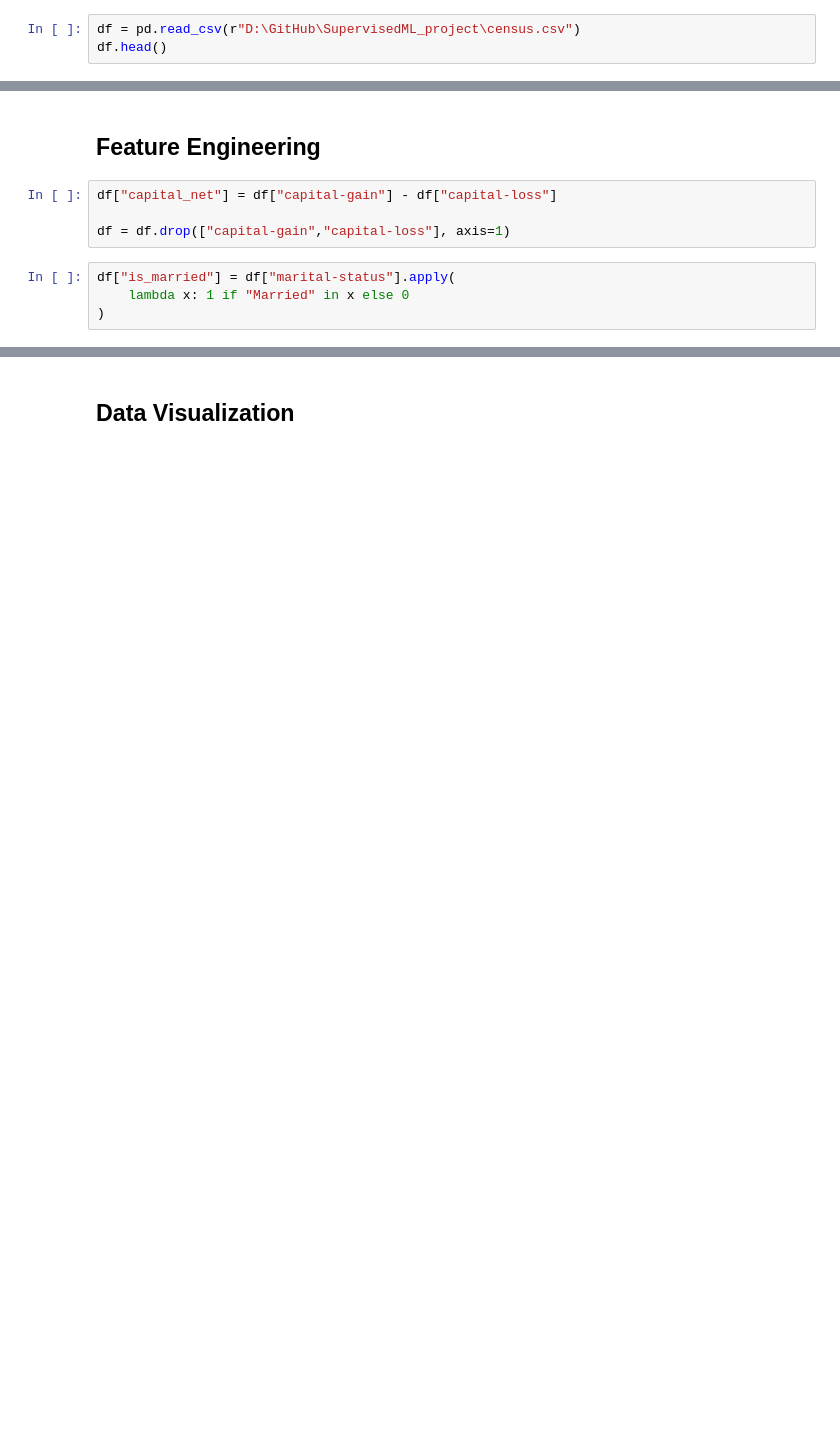
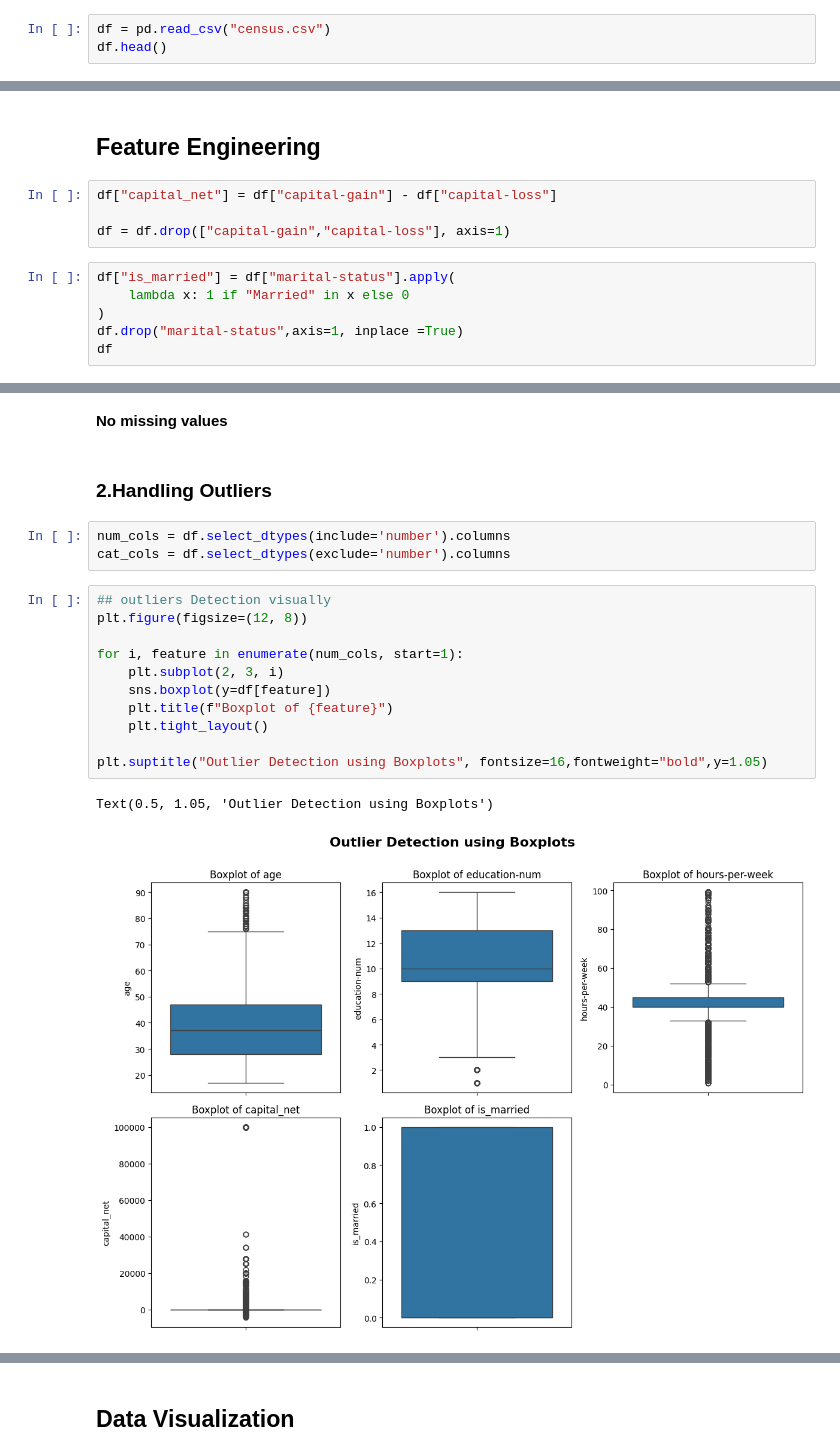
Before and after one commit to mohamedalaa-505/SupervisedML_project, a Jupyter notebook: ml_pipeline.ipynb, the cells around one changed output, grey strips where cells are left out. Cells and saved outputs as stored; diff of their text form; blank space fills up the shorter version.

Commit message:
Trained,Tuned & selected important features

```diff
--- a/ml_pipeline.ipynb
+++ b/ml_pipeline.ipynb
@@ -6,5 +10,5 @@ import  seaborn as sns
 # %%
-df = pd.read_csv(r"D:\GitHub\SupervisedML_project\census.csv")
+df = pd.read_csv("census.csv")
 df.head()
 # %% [output]
 |  | age | workclass | education_level | education-num | marital-status | occupation | relationship | race | ... |
@@ -81,3 +112,5 @@ df = df.drop(["capital-gain","capital-loss"], axis=1)
 df["is_married"] = df["marital-status"].apply(
     lambda x: 1 if "Married" in x else 0
 )
+df.drop("marital-status",axis=1, inplace =True)
+df
@@ -94,0 +153,21 @@ Categorical columns: Index(['workclass', 'education_level', 'marital-status', 'o
+# %% [markdown]
+**No missing values**
+# %% [markdown]
+### **2.Handling Outliers**
+# %%
+num_cols = df.select_dtypes(include='number').columns
+cat_cols = df.select_dtypes(exclude='number').columns
+# %%
+## outliers Detection visually
+plt.figure(figsize=(12, 8))
+
+for i, feature in enumerate(num_cols, start=1):
+    plt.subplot(2, 3, i)
+    sns.boxplot(y=df[feature])
+    plt.title(f"Boxplot of {feature}")
+    plt.tight_layout()
+
+plt.suptitle("Outlier Detection using Boxplots", fontsize=16,fontweight="bold",y=1.05)
+# %% [output]
+Text(0.5, 1.05, 'Outlier Detection using Boxplots')
+[figure, added]
```
Also changed, not shown: parts of 47 cells of this notebook.
